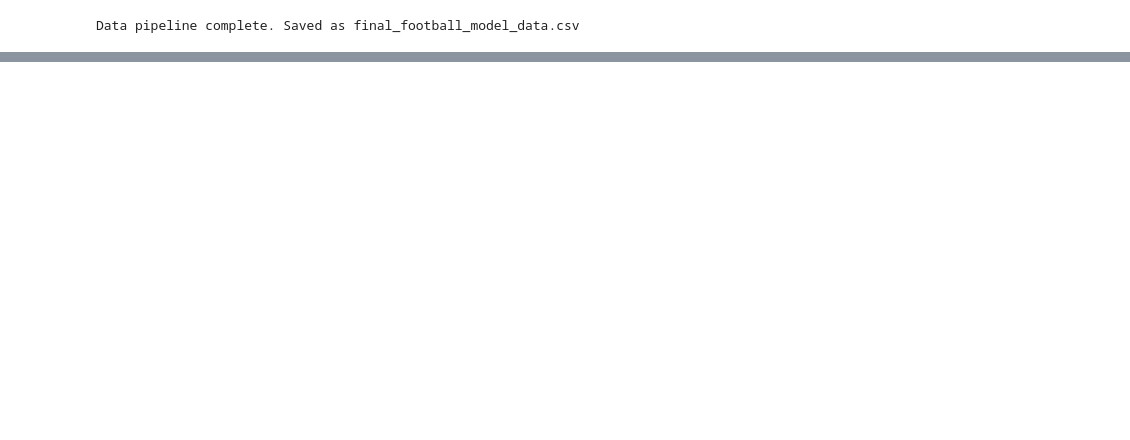
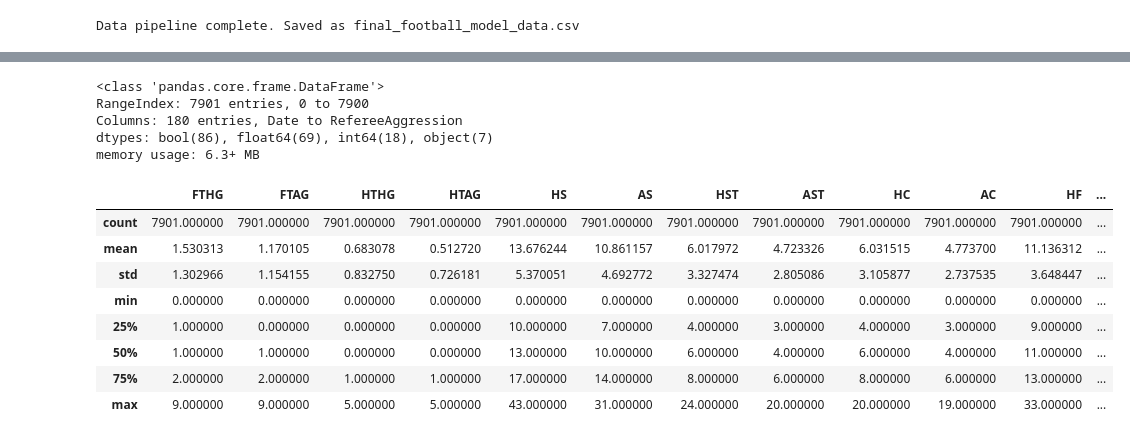
Before and after one commit to Shab00/Over-Under2.5Goals, a Jupyter notebook: notebooks/pipeline.ipynb, the cells around one changed output, grey strips where cells are left out. Cells and saved outputs as stored; diff of their text form; code cells hidden in the pictures; blank space fills up the shorter version.

```diff
--- a/notebooks/pipeline.ipynb
+++ b/notebooks/pipeline.ipynb
@@ -248,3 +248,9 @@ df.to_csv('final_football_model_data.csv', index=False)
 print('Data pipeline complete. Saved as final_football_model_data.csv')
 # %% [output]
 Data pipeline complete. Saved as final_football_model_data.csv
+# %%
+import pandas as pd
+pd.set_option('display.max_columns', None)
+filePath = 'final_football_model_data.csv'
+df = pd.read_csv(filePath)
+df
@@ -250,0 +271,20 @@ Data pipeline complete. Saved as final_football_model_data.csv
+# %%
+df.info()
+# %% [output]
+<class 'pandas.core.frame.DataFrame'>
+RangeIndex: 7901 entries, 0 to 7900
+Columns: 180 entries, Date to RefereeAggression
+dtypes: bool(86), float64(69), int64(18), object(7)
+memory usage: 6.3+ MB
+# %%
+df.describe()
+# %% [output]
+|  | FTHG | FTAG | HTHG | HTAG | HS | AS | HST | AST | HC | AC | HF | ... |
+| count | 7901.000000 | 7901.000000 | 7901.000000 | 7901.000000 | 7901.000000 | 7901.000000 | 7901.000000 | 7901.000000 | 7901.000000 | 7901.000000 | 7901.000000 | ... |
+| mean | 1.530313 | 1.170105 | 0.683078 | 0.512720 | 13.676244 | 10.861157 | 6.017972 | 4.723326 | 6.031515 | 4.773700 | 11.136312 | ... |
+| std | 1.302966 | 1.154155 | 0.832750 | 0.726181 | 5.370051 | 4.692772 | 3.327474 | 2.805086 | 3.105877 | 2.737535 | 3.648447 | ... |
+| min | 0.000000 | 0.000000 | 0.000000 | 0.000000 | 0.000000 | 0.000000 | 0.000000 | 0.000000 | 0.000000 | 0.000000 | 0.000000 | ... |
+| 25% | 1.000000 | 0.000000 | 0.000000 | 0.000000 | 10.000000 | 7.000000 | 4.000000 | 3.000000 | 4.000000 | 3.000000 | 9.000000 | ... |
+| 50% | 1.000000 | 1.000000 | 0.000000 | 0.000000 | 13.000000 | 10.000000 | 6.000000 | 4.000000 | 6.000000 | 4.000000 | 11.000000 | ... |
+| 75% | 2.000000 | 2.000000 | 1.000000 | 1.000000 | 17.000000 | 14.000000 | 8.000000 | 6.000000 | 8.000000 | 6.000000 | 13.000000 | ... |
+| max | 9.000000 | 9.000000 | 5.000000 | 5.000000 | 43.000000 | 31.000000 | 24.000000 | 20.000000 | 20.000000 | 19.000000 | 33.000000 | ... |
```
Also changed, not shown: parts of 2 cells of this notebook, 7 other files.
